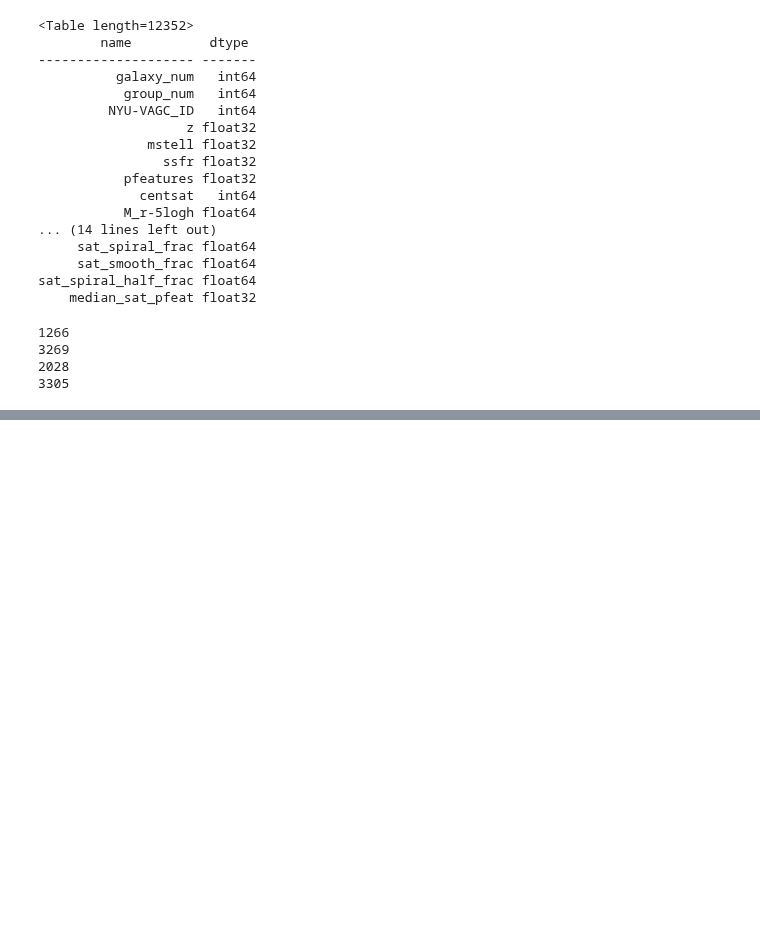
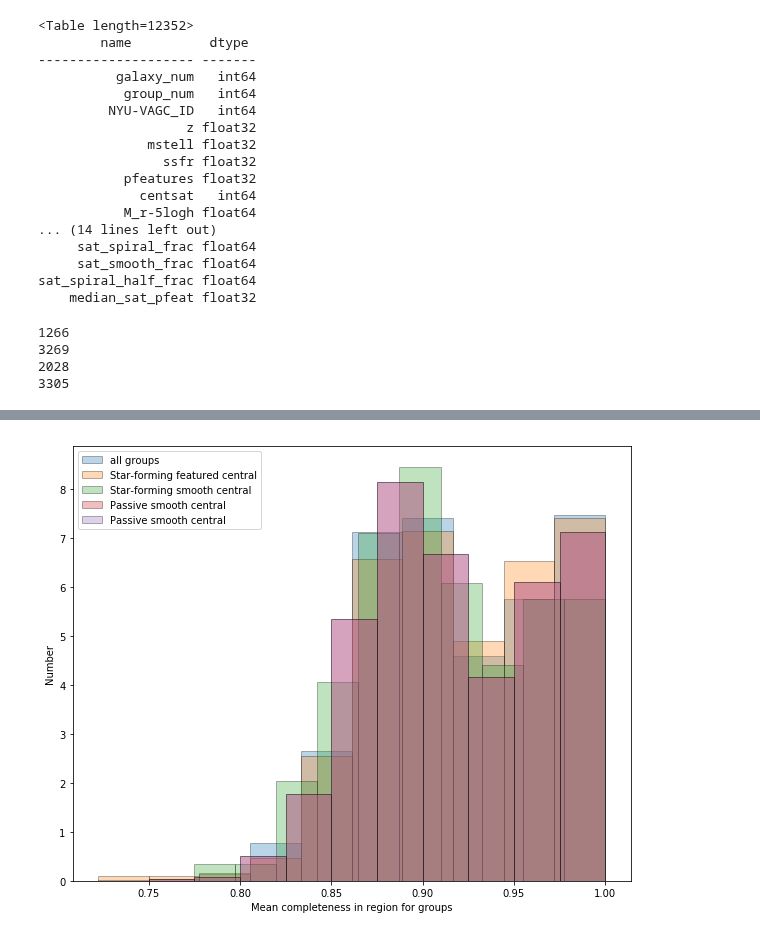
Before and after one commit to jaotter/Otter-Research-2017, a Jupyter notebook: completeness_plots.ipynb, the cells around one changed output, grey strips where cells are left out. Drawn from its saved outputs; the diff is of its cells as text; code cells hidden in the pictures; blank space fills up the shorter version.

```diff
--- a/completeness_plots.ipynb
+++ b/completeness_plots.ipynb
@@ -190,0 +207,50 @@ for st in group_comp:
+# %%
+#histogram of mean completeness in region for all groups in sample
+comp_mean = np.array(comp_mean)
+comp_mean_SF_feat = comp_mean[bluespiral_cent_ind]
+comp_mean_pas_feat = comp_mean[redspiral_cent_ind]
+comp_mean_SF_smooth = comp_mean[blueelliptical_cent_ind]
+comp_mean_pas_smooth = comp_mean[redelliptical_cent_ind]
+
+
+f = plt.figure(figsize=(10,8))
+
+hist_all, bins = np.histogram(comp_mean, density=True)
+widths_all = bins[1:] - bins[:-1]
+x_all = bins[:-1] + widths_all/2
+
+plt.bar(x_all, hist_all, widths_all, edgecolor='k', alpha=0.3, label='all groups')
+
+hist_SF_feat, bins = np.histogram(comp_mean_SF_feat, density=True)
+widths_SF_feat = bins[1:] - bins[:-1]
+x_SF_feat = bins[:-1] + widths_SF_feat/2
+
+plt.bar(x_SF_feat, hist_SF_feat, widths_SF_feat, edgecolor='k', alpha=0.3, label='Star-forming featured central')
+
+hist_SF_smooth, bins = np.histogram(comp_mean_SF_smooth, density=True)
+widths_SF_smooth = bins[1:] - bins[:-1]
+x_SF_smooth = bins[:-1] + widths_SF_smooth/2
+
+plt.bar(x_SF_smooth, hist_SF_smooth, widths_SF_smooth, edgecolor='k', alpha=0.3, label='Star-forming smooth central')
+
+hist_pas_smooth, bins = np.histogram(comp_mean_pas_smooth, density=True)
+widths_pas_smooth = bins[1:] - bins[:-1]
+x_pas_smooth = bins[:-1] + widths_pas_smooth/2
+
+plt.bar(x_pas_smooth, hist_pas_smooth, widths_pas_smooth, edgecolor='k', alpha=0.3, label='Passive smooth central')
+
+hist_pas_smooth, bins = np.histogram(comp_mean_pas_smooth, density=True)
+widths_pas_smooth = bins[1:] - bins[:-1]
+x_pas_smooth = bins[:-1] + widths_pas_smooth/2
+
+plt.bar(x_pas_smooth, hist_pas_smooth, widths_pas_smooth, edgecolor='k', alpha=0.3, label='Passive smooth central')
+
+
+
+plt.legend()
+plt.xlabel('Mean completeness in region for groups')
+plt.ylabel('Number')
+
+plt.show()
+# %% [output]
+[figure, added]
```
Also changed, not shown: parts of 6 cells of this notebook.
